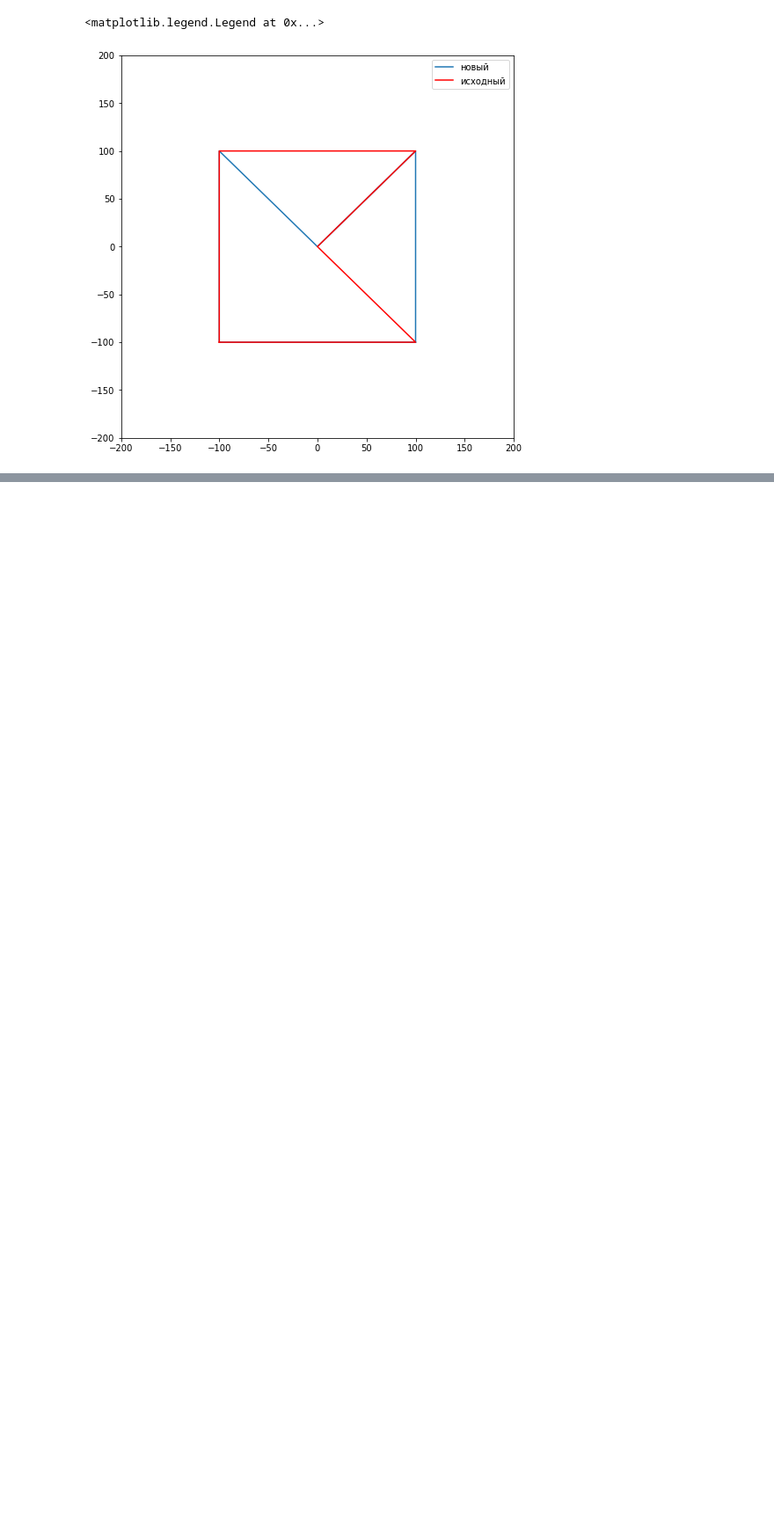
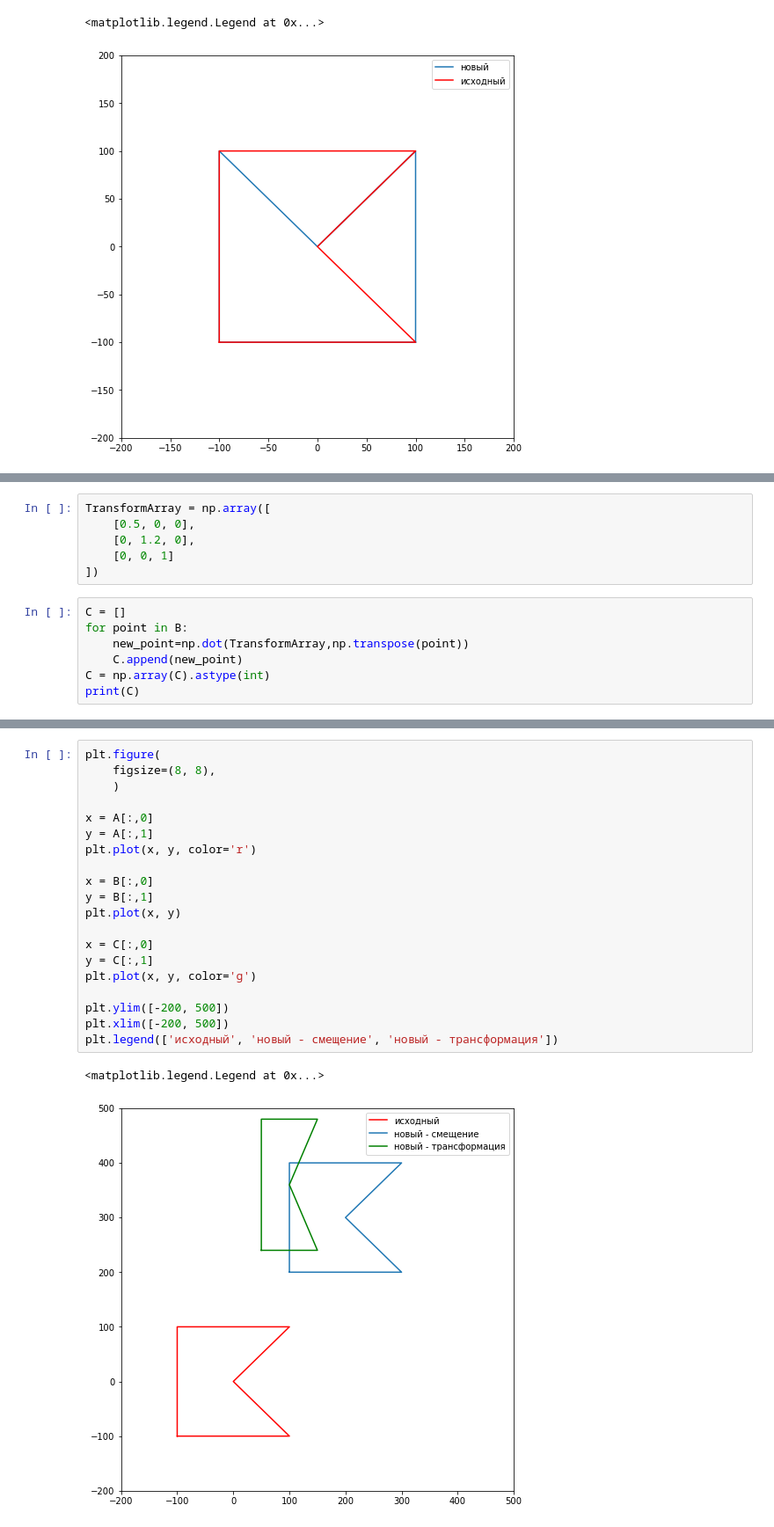
Before and after one commit to DinaraFigurova/Python_homeworks, a Jupyter notebook: 2_m_Matrix_Dinara_Figurova.ipynb, the cells around one changed output, grey strips where cells are left out. Shown: that part at 88% size. Cells and saved outputs as stored; diff of their text form; blank space fills up the shorter version.

```diff
--- a/2_m_Matrix_Dinara_Figurova.ipynb
+++ b/2_m_Matrix_Dinara_Figurova.ipynb
@@ -201,0 +227,13 @@ plt.legend(['новый', 'исходный'])
+# %%
+TransformArray = np.array([
+    [0.5, 0, 0],
+    [0, 1.2, 0],
+    [0, 0, 1]
+])
+# %%
+C = []
+for point in B:
+    new_point=np.dot(TransformArray,np.transpose(point))
+    C.append(new_point)
+C = np.array(C).astype(int)
+print(C)
@@ -201,0 +247,23 @@ plt.legend(['новый', 'исходный'])
+# %%
+plt.figure(
+    figsize=(8, 8),
+    )
+
+x = A[:,0]
+y = A[:,1]
+plt.plot(x, y, color='r')
+
+x = B[:,0]
+y = B[:,1]
+plt.plot(x, y)
+
+x = C[:,0]
+y = C[:,1]
+plt.plot(x, y, color='g')
+
+plt.ylim([-200, 500])
+plt.xlim([-200, 500])
+plt.legend(['исходный', 'новый - смещение', 'новый - трансформация'])
+# %% [output]
+<matplotlib.legend.Legend at 0x...>
+[figure, added]
```
Also changed, not shown: parts of 5 cells of this notebook.
